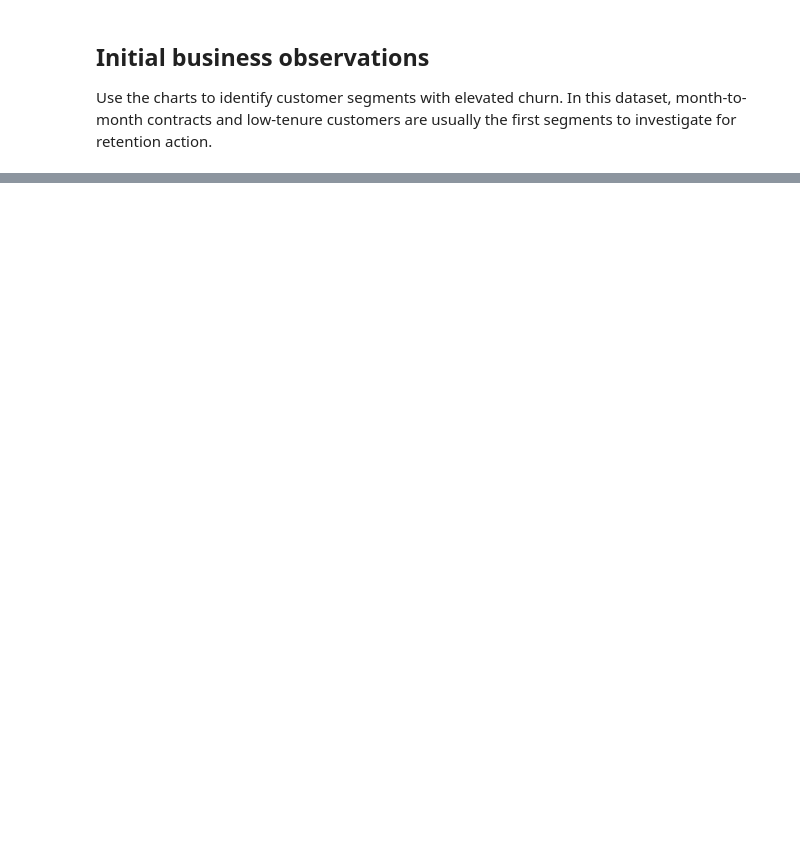
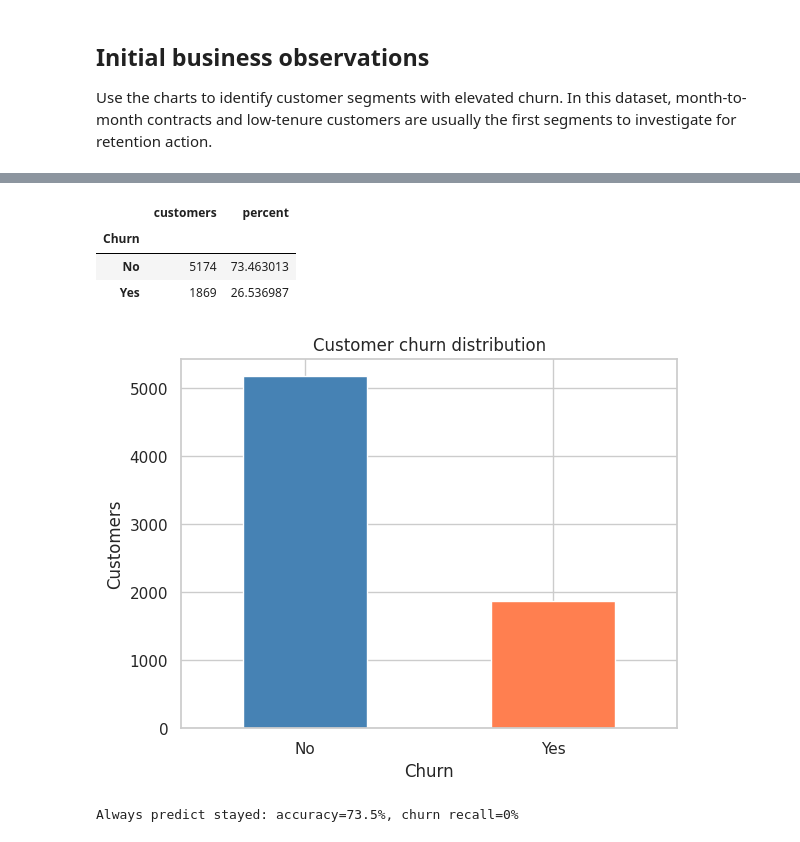
Before and after one commit to zhandarkayirbay/Customer-Churn-Prediction, a Jupyter notebook: notebooks/01_eda.ipynb, the cells around one changed output, grey strips where cells are left out. Cells and saved outputs as stored; diff of their text form; code cells hidden in the pictures; blank space fills up the shorter version.

Commit message:
Complete reproducible churn prediction portfolio workflow

```diff
--- a/notebooks/01_eda.ipynb
+++ b/notebooks/01_eda.ipynb
@@ -1,3 +9,14 @@
+# %%
+from pathlib import Path
+
+ROOT = Path.cwd().resolve()
+if ROOT.name == 'notebooks':
+    ROOT = ROOT.parent
+FIGURES = ROOT / 'reports' / 'figures'
+FIGURES.mkdir(parents=True, exist_ok=True)
+
+def save_figure(name):
+    plt.gcf().savefig(FIGURES / name, dpi=160, bbox_inches='tight')
 # %% [markdown]
 # Telco Customer Churn — Exploratory Data Analysis
 
@@ -42,0 +201,15 @@ Use the charts to identify customer segments with elevated churn. In this datase
+# %%
+counts = df['Churn'].value_counts().reindex(['No', 'Yes'])
+display(pd.DataFrame({'customers': counts, 'percent': counts / len(df) * 100}))
+counts.plot.bar(rot=0, color=['steelblue', 'coral'], title='Customer churn distribution')
+plt.ylabel('Customers')
+save_figure('target_distribution.png')
+plt.show()
+print(f"Always predict stayed: accuracy={counts['No']/len(df):.1%}, churn recall=0%")
+# %% [output]
+|  | customers | percent |
+| Churn |  |  |
+| No | 5174 | 73.463013 |
+| Yes | 1869 | 26.536987 |
+[figure, added]
+Always predict stayed: accuracy=73.5%, churn recall=0%
```
Also changed, not shown: parts of 24 cells of this notebook, 21 other files.
